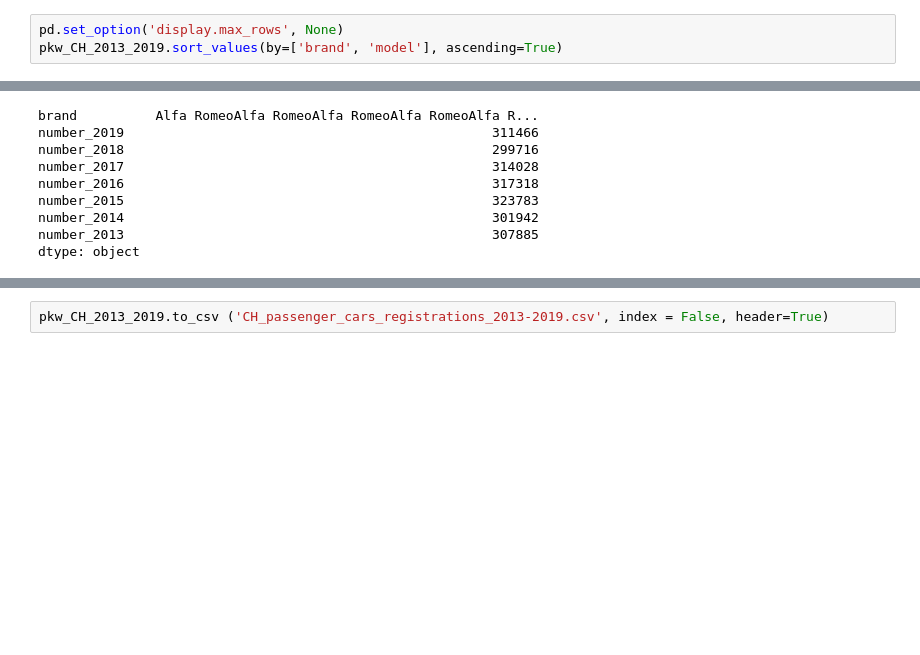
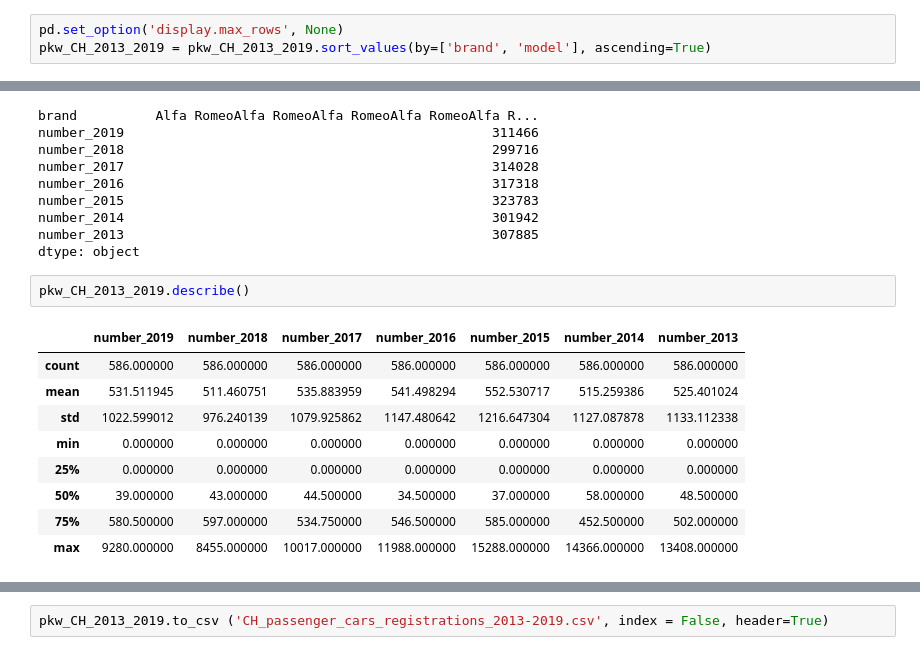
Before and after one commit to datamapio/cars, a Jupyter notebook: Passenger Cars CH.ipynb, the cells around one changed output, grey strips where cells are left out. Saved outputs shown, nothing was run; the diff lists cells and outputs as text; blank space fills up the shorter version.

```diff
--- a/Passenger Cars CH.ipynb
+++ b/Passenger Cars CH.ipynb
@@ -444,3 +440,3 @@ pkw_CH_2013_2019.groupby(by="brand")
 # %%
 pd.set_option('display.max_rows', None)
-pkw_CH_2013_2019.sort_values(by=['brand', 'model'], ascending=True)
+pkw_CH_2013_2019 = pkw_CH_2013_2019.sort_values(by=['brand', 'model'], ascending=True)
@@ -474,3 +452,15 @@ number_2015                                               323783
 number_2014                                               301942
 number_2013                                               307885
 dtype: object
+# %%
+pkw_CH_2013_2019.describe()
+# %% [output]
+|  | number_2019 | number_2018 | number_2017 | number_2016 | number_2015 | number_2014 | number_2013 |
+| count | 586.000000 | 586.000000 | 586.000000 | 586.000000 | 586.000000 | 586.000000 | 586.000000 |
+| mean | 531.511945 | 511.460751 | 535.883959 | 541.498294 | 552.530717 | 515.259386 | 525.401024 |
+| std | 1022.599012 | 976.240139 | 1079.925862 | 1147.480642 | 1216.647304 | 1127.087878 | 1133.112338 |
+| min | 0.000000 | 0.000000 | 0.000000 | 0.000000 | 0.000000 | 0.000000 | 0.000000 |
+| 25% | 0.000000 | 0.000000 | 0.000000 | 0.000000 | 0.000000 | 0.000000 | 0.000000 |
+| 50% | 39.000000 | 43.000000 | 44.500000 | 34.500000 | 37.000000 | 58.000000 | 48.500000 |
+| 75% | 580.500000 | 597.000000 | 534.750000 | 546.500000 | 585.000000 | 452.500000 | 502.000000 |
+| max | 9280.000000 | 8455.000000 | 10017.000000 | 11988.000000 | 15288.000000 | 14366.000000 | 13408.000000 |
```
Also changed, not shown: parts of 11 cells of this notebook, 1 other file.
